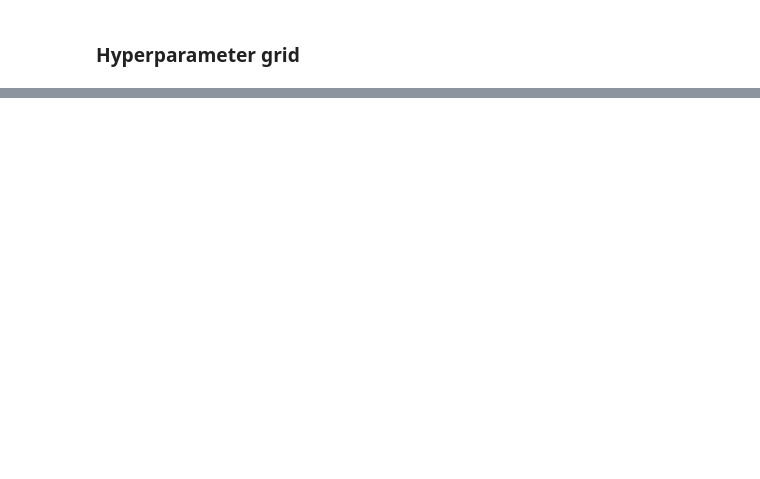
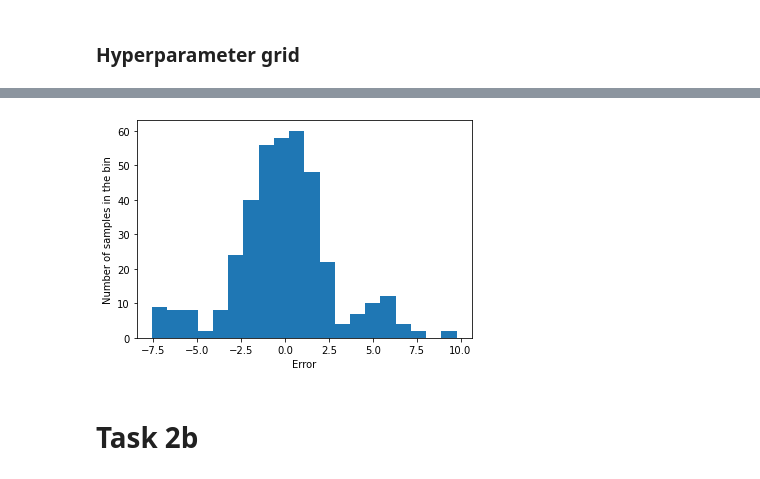
Before and after one commit to jihoonkim888/CM50268-Hamiltonian-Monte-Carlo, a Jupyter notebook: task2.ipynb, the cells around one changed output, grey strips where cells are left out. Drawn from its saved outputs; the diff is of its cells as text; code cells hidden in the pictures; blank space fills up the shorter version.

```diff
--- a/task2.ipynb
+++ b/task2.ipynb
@@ -173,0 +248,13 @@ array([[ 0.,  0.,  0., ...,  0.,  0.,  0.],
+# %%
+def error_histogram(y_pred, y_targ):
+    error_list = y_pred.reshape(-1, 1) - y_targ.reshape(-1, 1)
+    plt.hist(error_list, bins=20)
+    plt.xlabel("Error")
+    plt.ylabel("Number of samples in the bin")
+    plt.show()
+# %%
+error_histogram(y_test_pred, y_test)
+# %% [output]
+[figure, added]
+# %% [markdown]
+# Task 2b
```
Also changed, not shown: parts of 34 cells of this notebook.
